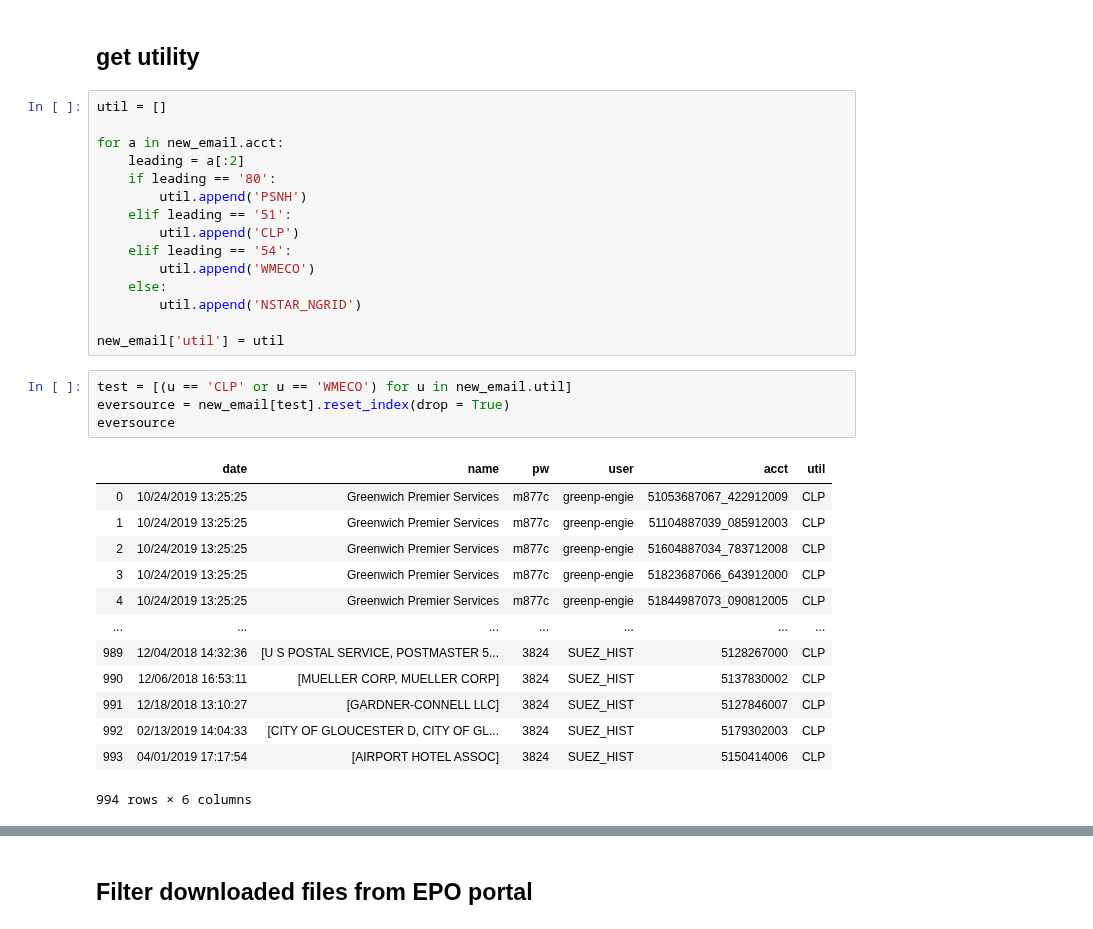
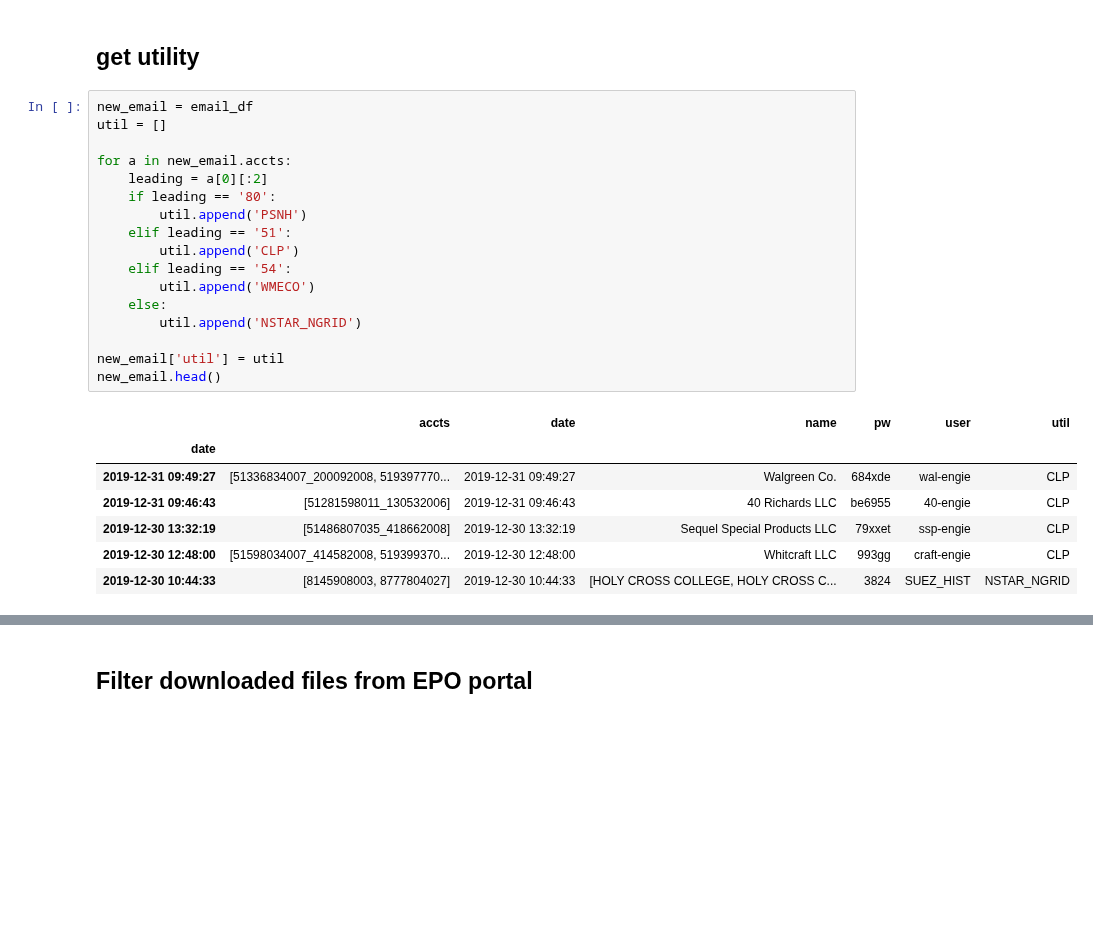
Before and after one commit to stevenhurwitt/la-tools-test, a Jupyter notebook: IDR_Drop/IDR_Drop_Portal.ipynb, the cells around one changed output, grey strips where cells are left out. Drawn from its saved outputs; the diff is of its cells as text; blank space fills up the shorter version.

```diff
--- a/IDR_Drop/IDR_Drop_Portal.ipynb
+++ b/IDR_Drop/IDR_Drop_Portal.ipynb
@@ -127,35 +79,27 @@ new_email
 # %% [markdown]
 ## get utility
 # %%
+new_email = email_df
 util = []
 
-for a in new_email.acct:
-    leading = a[:2]
+for a in new_email.accts:
+    leading = a[0][:2]
     if leading == '80':
         util.append('PSNH')
     elif leading == '51':
         util.append('CLP')
     elif leading == '54':
         util.append('WMECO')
     else:
         util.append('NSTAR_NGRID')
 
 new_email['util'] = util
+new_email.head()
+# %% [output]
+|  | accts | date | name | pw | user | util |
+| date |  |  |  |  |  |  |
+| 2019-12-31 09:49:27 | [51336834007_200092008, 519397770... | 2019-12-31 09:49:27 | Walgreen Co. | 684xde | wal-engie | CLP |
+| 2019-12-31 09:46:43 | [51281598011_130532006] | 2019-12-31 09:46:43 | 40 Richards LLC | be6955 | 40-engie | CLP |
+| 2019-12-30 13:32:19 | [51486807035_418662008] | 2019-12-30 13:32:19 | Sequel Special Products LLC | 79xxet | ssp-engie | CLP |
+| 2019-12-30 12:48:00 | [51598034007_414582008, 519399370... | 2019-12-30 12:48:00 | Whitcraft LLC | 993gg | craft-engie | CLP |
+| 2019-12-30 10:44:33 | [8145908003, 8777804027] | 2019-12-30 10:44:33 | [HOLY CROSS COLLEGE, HOLY CROSS C... | 3824 | SUEZ_HIST | NSTAR_NGRID |
-# %%
-test = [(u == 'CLP' or u == 'WMECO') for u in new_email.util]
-eversource = new_email[test].reset_index(drop = True)
-eversource
-# %% [output]
-|  | date | name | pw | user | acct | util |
-| 0 | 10/24/2019 13:25:25 | Greenwich Premier Services | m877c | greenp-engie | 51053687067_422912009 | CLP |
-| 1 | 10/24/2019 13:25:25 | Greenwich Premier Services | m877c | greenp-engie | 51104887039_085912003 | CLP |
-| 2 | 10/24/2019 13:25:25 | Greenwich Premier Services | m877c | greenp-engie | 51604887034_783712008 | CLP |
-| 3 | 10/24/2019 13:25:25 | Greenwich Premier Services | m877c | greenp-engie | 51823687066_643912000 | CLP |
-| 4 | 10/24/2019 13:25:25 | Greenwich Premier Services | m877c | greenp-engie | 51844987073_090812005 | CLP |
-| ... | ... | ... | ... | ... | ... | ... |
-| 989 | 12/04/2018 14:32:36 | [U S POSTAL SERVICE, POSTMASTER 5... | 3824 | SUEZ_HIST | 5128267000 | CLP |
-| 990 | 12/06/2018 16:53:11 | [MUELLER CORP, MUELLER CORP] | 3824 | SUEZ_HIST | 5137830002 | CLP |
-| 991 | 12/18/2018 13:10:27 | [GARDNER-CONNELL LLC] | 3824 | SUEZ_HIST | 5127846007 | CLP |
-| 992 | 02/13/2019 14:04:33 | [CITY OF GLOUCESTER D, CITY OF GL... | 3824 | SUEZ_HIST | 5179302003 | CLP |
-| 993 | 04/01/2019 17:17:54 | [AIRPORT HOTEL ASSOC] | 3824 | SUEZ_HIST | 5150414006 | CLP |
-994 rows × 6 columns
```
Also changed, not shown: parts of 11 cells of this notebook, 31 other files.
